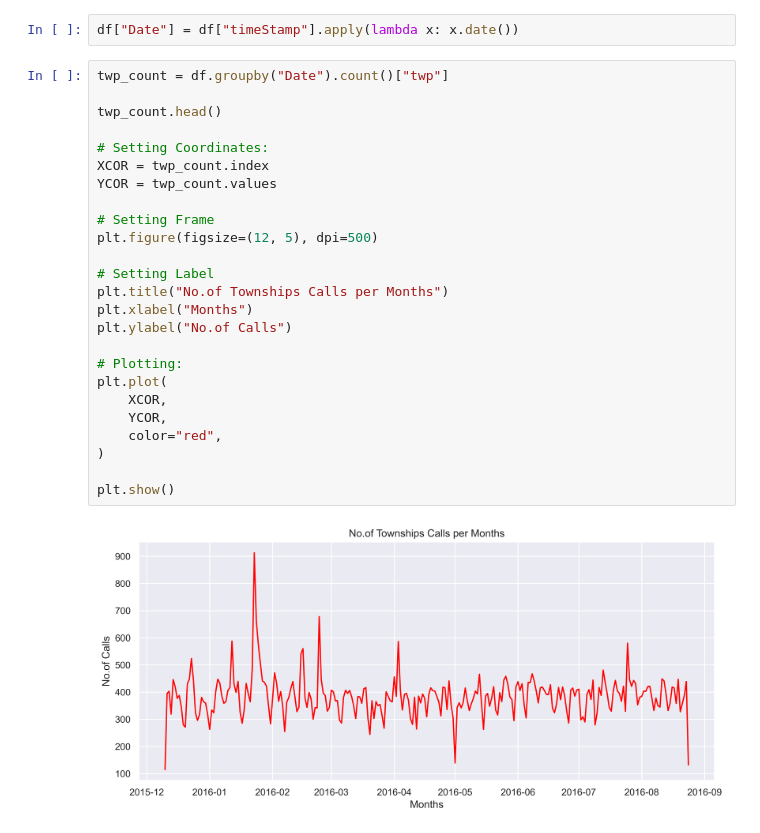
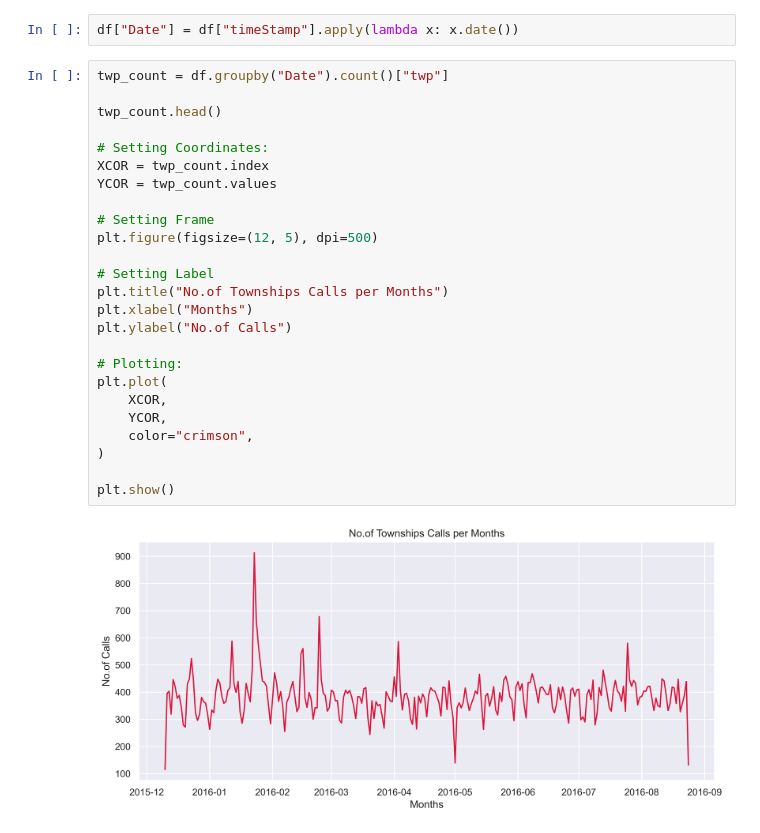
Before and after one commit to ahmedyar7/Data-Science-n-Visualization-Projects, a Jupyter notebook: 911 Calls Analysis/main.ipynb, the cells around one changed output. Cells and saved outputs as stored; diff of their text form.

```diff
--- a/911 Calls Analysis/main.ipynb
+++ b/911 Calls Analysis/main.ipynb
@@ -224,27 +224,27 @@ df["Date"] = df["timeStamp"].apply(lambda x: x.date())
 # %%
 twp_count = df.groupby("Date").count()["twp"]
 
 twp_count.head()
 
 # Setting Coordinates:
 XCOR = twp_count.index
 YCOR = twp_count.values
 
 # Setting Frame
 plt.figure(figsize=(12, 5), dpi=500)
 
 # Setting Label
 plt.title("No.of Townships Calls per Months")
 plt.xlabel("Months")
 plt.ylabel("No.of Calls")
 
 # Plotting:
 plt.plot(
     XCOR,
     YCOR,
-    color="red",
+    color="crimson",
 )
 
 plt.show()
 # %% [output]
-[figure, old version]
+[figure, new version]
```
Also changed, not shown: parts of 10 cells of this notebook.
